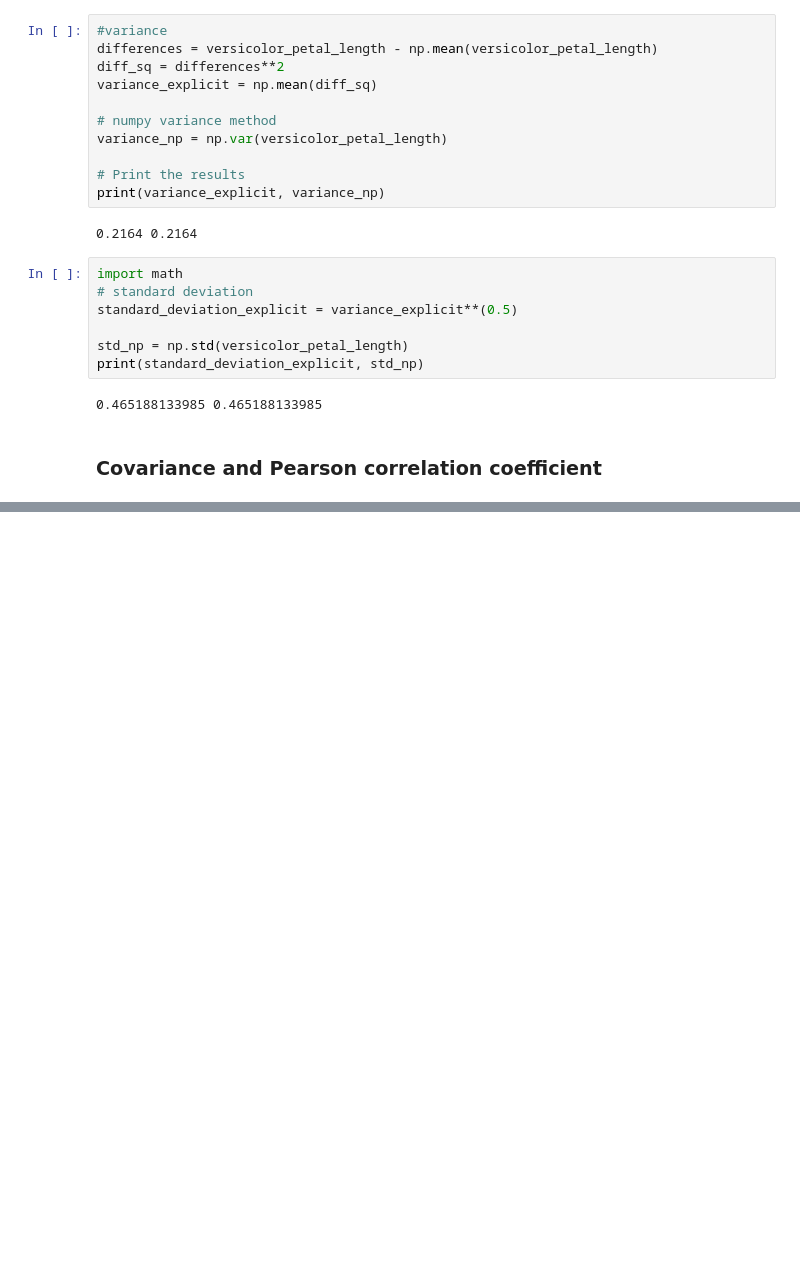
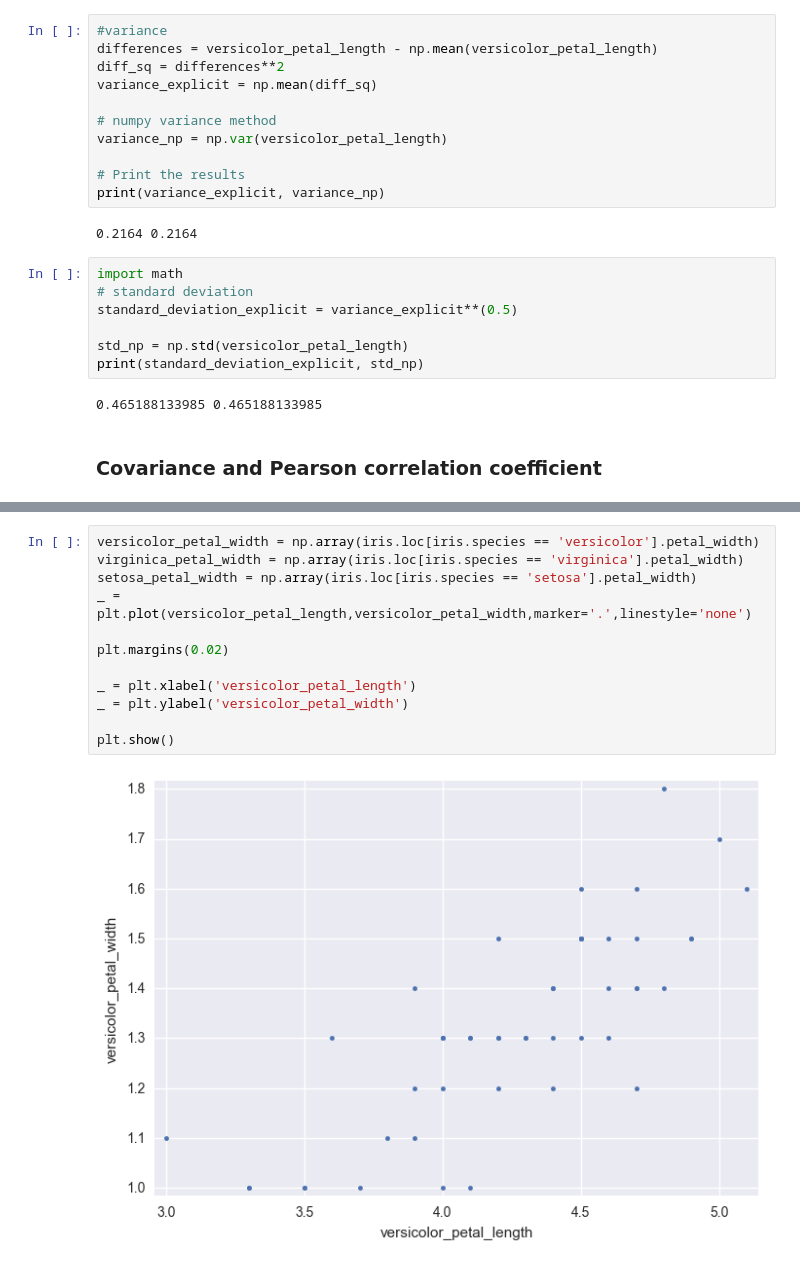
Before and after one commit to pdfarhad/python-for-datascience, a Jupyter notebook: Descriptive and Inferential Statistics.ipynb, the cells around one changed output, grey strips where cells are left out. Drawn from its saved outputs; the diff is of its cells as text; blank space fills up the shorter version.

```diff
--- a/Descriptive and Inferential Statistics.ipynb
+++ b/Descriptive and Inferential Statistics.ipynb
@@ -205,0 +213,14 @@ print(standard_deviation_explicit, std_np)
+# %%
+versicolor_petal_width = np.array(iris.loc[iris.species == 'versicolor'].petal_width)
+virginica_petal_width = np.array(iris.loc[iris.species == 'virginica'].petal_width)
+setosa_petal_width = np.array(iris.loc[iris.species == 'setosa'].petal_width)
+_ = plt.plot(versicolor_petal_length,versicolor_petal_width,marker='.',linestyle='none')
+
+plt.margins(0.02)
+
+_ = plt.xlabel('versicolor_petal_length')
+_ = plt.ylabel('versicolor_petal_width')
+
+plt.show()
+# %% [output]
+[figure, added]
```
Also changed, not shown: parts of 2 cells of this notebook.
